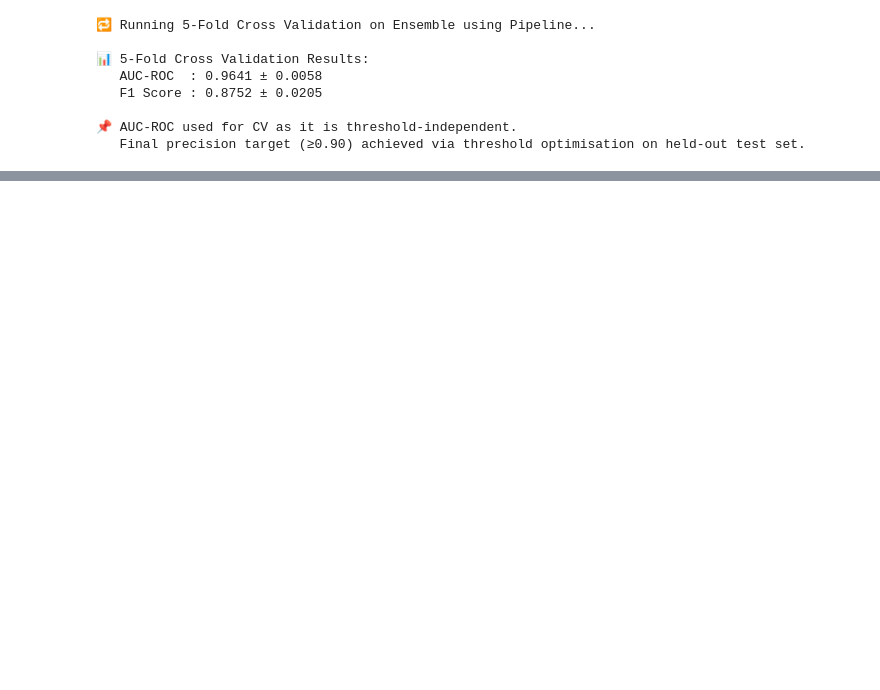
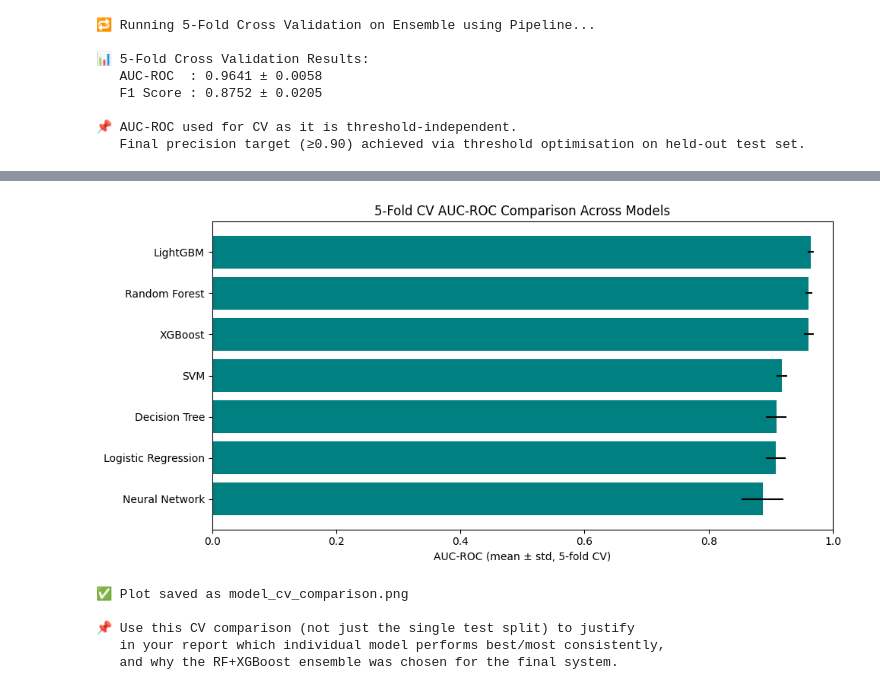
Before and after one commit to zigzagzeeq/FYP, a Jupyter notebook: notebooks/model_training.ipynb, the cells around one changed output, grey strips where cells are left out. Cells and saved outputs as stored; diff of their text form; code cells hidden in the pictures; blank space fills up the shorter version.

```diff
--- a/notebooks/model_training.ipynb
+++ b/notebooks/model_training.ipynb
@@ -469,0 +811,23 @@ print(f"   Final precision target (≥0.90) achieved via threshold optimisation
+# %%
+# ── CV Comparison Bar Chart ───────────────────────────────────────────
+plt.figure(figsize=(10, 5))
+plt.barh(cv_comparison_df['Model'], cv_comparison_df['CV AUC-ROC (mean)'],
+         xerr=cv_comparison_df['CV AUC-ROC (std)'], color='teal')
+plt.xlabel('AUC-ROC (mean ± std, 5-fold CV)')
+plt.title('5-Fold CV AUC-ROC Comparison Across Models')
+plt.xlim(0, 1)
+plt.gca().invert_yaxis()
+plt.tight_layout()
+plt.savefig('model_cv_comparison.png', dpi=150, bbox_inches='tight')
+plt.show()
+print("✅ Plot saved as model_cv_comparison.png")
+print("\n📌 Use this CV comparison (not just the single test split) to justify")
+print("   in your report which individual model performs best/most consistently,")
+print("   and why the RF+XGBoost ensemble was chosen for the final system.")
+# %% [output]
+[figure, added]
+✅ Plot saved as model_cv_comparison.png
+
+📌 Use this CV comparison (not just the single test split) to justify
+   in your report which individual model performs best/most consistently,
+   and why the RF+XGBoost ensemble was chosen for the final system.
```
Also changed, not shown: parts of 15 cells of this notebook, 4 other files.
